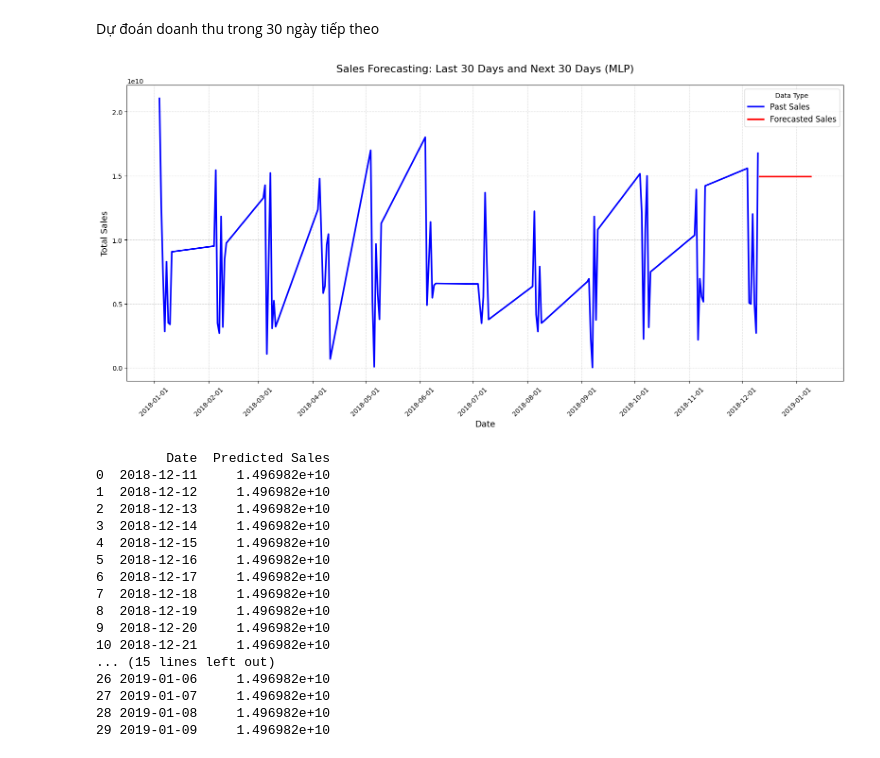
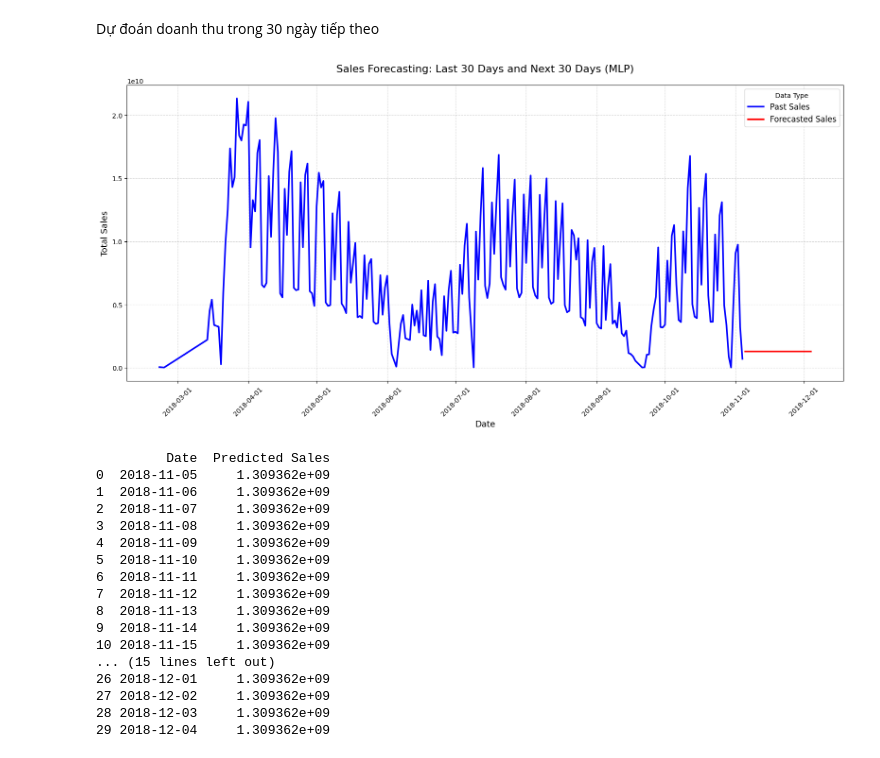
Before and after one commit to KieuOanhUIT/IS403.P23.OnlineSalesData, a Jupyter notebook: Model/MLP.ipynb, the cells around one changed output. Saved outputs shown, nothing was run; the diff lists cells and outputs as text; code cells hidden in the pictures.

```diff
--- a/Model/MLP.ipynb
+++ b/Model/MLP.ipynb
@@ -10,16 +10,15 @@ from torch.utils.data import Dataset, DataLoader
 from sklearn.metrics import mean_squared_error, r2_score
 
 # Đọc dữ liệu
-train_df = pd.read_csv("../Dataset/712/train.csv", parse_dates=["date"])
-valid_df = pd.read_csv("../Dataset/712/validation.csv", parse_dates=["date"])
-test_df = pd.read_csv("../Dataset/712/test.csv", parse_dates=["date"])
+train_df = pd.read_csv("../Dataset/train1.csv", parse_dates=["date"])
+valid_df = pd.read_csv("../Dataset/validation1.csv", parse_dates=["date"])
+test_df = pd.read_csv("../Dataset/test1.csv", parse_dates=["date"])
 # %% [markdown]
 Lựa chọn thuộc tính và Chuẩn hóa dữ liệu
 # %%
 # Feature và target
-features = ['tickets_sold', 'tickets_out', 'show_time', 'occu_perc',
-            'ticket_price', 'ticket_use', 'capacity', 'month', 'quarter', 'day', 'year']
-target = 'total_sales'
+features = ['daily_tickets', 'daily_used_tickets', 'avg_occupancy',	'unique_films',	'unique_cinemas', 'month', 'quarter', 'day', 'year']
+target = 'daily_sales'
 
 X_train = train_df[features].values
 y_train = train_df[target].values.reshape(-1, 1)
@@ -200,7 +199,7 @@ import seaborn as sns
 from datetime import timedelta
 
 # Dữ liệu gốc để dự báo
-df = pd.read_csv('../Dataset/cleaned_data.csv')
+df = pd.read_csv('../Dataset/cinema_daily_sales.csv')
 df['date'] = pd.to_datetime(df['date'])
 
 # Lấy 30 ngày gần nhất để khởi đầu
@@ -225,7 +224,7 @@ with torch.no_grad():
         pred_sales = scaler_y.inverse_transform([[pred_scaled]])[0][0]
         future_sales.append(pred_sales)
 
-        # Giả định dữ liệu đầu vào cho ngày tiếp theo là giống ngày hiện tại nhưng cập nhật `total_sales`
+        # Giả định dữ liệu đầu vào cho ngày tiếp theo là giống ngày hiện tại nhưng cập nhật `daily_sales`
         next_row = history_df.iloc[-1:].copy()
         next_row[target] = pred_sales  # Cập nhật target
         next_row['date'] = next_row['date'] + timedelta(days=1)
@@ -234,61 +233,61 @@ with torch.no_grad():
 # Tạo DataFrame kết quả dự báo
 future_df = pd.DataFrame({
     'date': future_dates,
-    'total_sales': future_sales,
+    'daily_sales': future_sales,
     'type': 'Forecasted Sales'
 })
 
 # Gộp với dữ liệu cũ để vẽ
 df['type'] = 'Past Sales'
-combined_df = pd.concat([df[['date', 'total_sales', 'type']], future_df], ignore_index=True)
+combined_df = pd.concat([df[['date', 'daily_sales', 'type']], future_df], ignore_index=True)
 
 # Vẽ biểu đồ
 plt.figure(figsize=(16, 8))
 sns.lineplot(
     data=combined_df,
     x='date',
-    y='total_sales',
+    y='daily_sales',
     hue='type',
     style='type',
     dashes=False,
     palette={
         'Past Sales': 'blue',
         'Forecasted Sales': 'red'
     },
     linewidth=2.5
 )
 
 plt.gca().xaxis.set_major_locator(mdates.MonthLocator(interval=1))
 plt.gca().xaxis.set_major_formatter(mdates.DateFormatter('%Y-%m-%d'))
 plt.xticks(rotation=45)
 
 plt.xlabel('Date', fontsize=13)
 plt.ylabel('Total Sales', fontsize=13)
 plt.title('Sales Forecasting: Last 30 Days and Next 30 Days (MLP)', fontsize=16, pad=20)
 plt.grid(True, linestyle='--', alpha=0.5)
 plt.legend(title='Data Type', fontsize=12)
 plt.tight_layout()
 plt.show()
 
 # Xuất kết quả dự đoán
-result_df = future_df[['date', 'total_sales']].rename(columns={'date': 'Date', 'total_sales': 'Predicted Sales'})
+result_df = future_df[['date', 'daily_sales']].rename(columns={'date': 'Date', 'daily_sales': 'Predicted Sales'})
 print(result_df)
 # %% [output]
-[figure, old version]
+[figure, new version]
          Date  Predicted Sales
-0  2018-12-11     1.496982e+10
-1  2018-12-12     1.496982e+10
-2  2018-12-13     1.496982e+10
-3  2018-12-14     1.496982e+10
-4  2018-12-15     1.496982e+10
-5  2018-12-16     1.496982e+10
-6  2018-12-17     1.496982e+10
-7  2018-12-18     1.496982e+10
-8  2018-12-19     1.496982e+10
-9  2018-12-20     1.496982e+10
-10 2018-12-21     1.496982e+10
+0  2018-11-05     1.309362e+09
+1  2018-11-06     1.309362e+09
+2  2018-11-07     1.309362e+09
+3  2018-11-08     1.309362e+09
+4  2018-11-09     1.309362e+09
+5  2018-11-10     1.309362e+09
+6  2018-11-11     1.309362e+09
+7  2018-11-12     1.309362e+09
+8  2018-11-13     1.309362e+09
+9  2018-11-14     1.309362e+09
+10 2018-11-15     1.309362e+09
 ... (15 lines left out)
-26 2019-01-06     1.496982e+10
-27 2019-01-07     1.496982e+10
-28 2019-01-08     1.496982e+10
-29 2019-01-09     1.496982e+10
+26 2018-12-01     1.309362e+09
+27 2018-12-02     1.309362e+09
+28 2018-12-03     1.309362e+09
+29 2018-12-04     1.309362e+09
```
Also changed, not shown: parts of 3 cells of this notebook, 1 other file.
